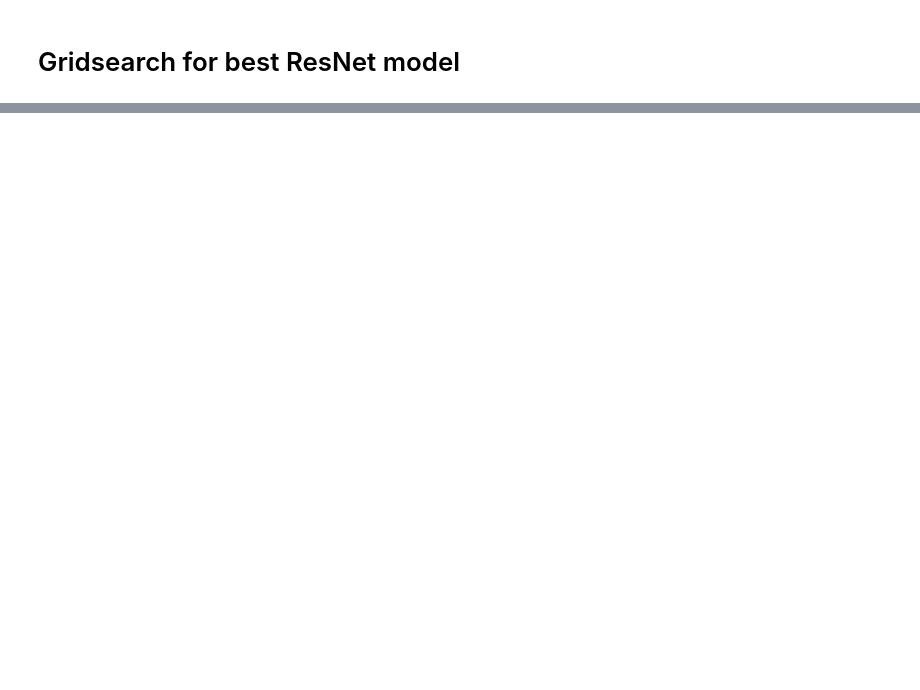
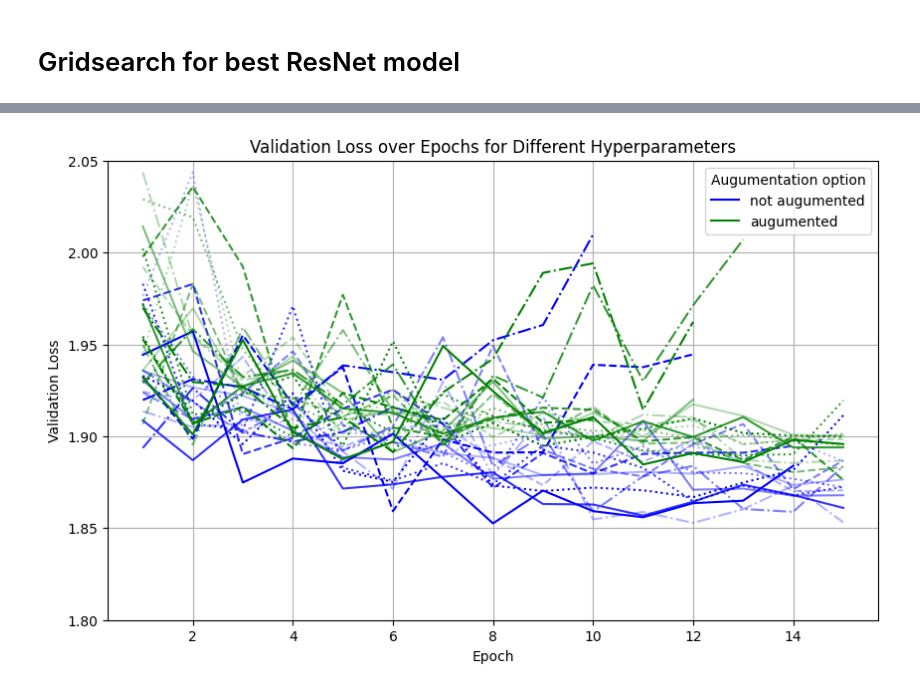
Before and after one commit to kaifoerster/BuildingAgePredictorML, a Jupyter notebook: demo/gridsearch_resnet18.ipynb, the cells around one changed output, grey strips where cells are left out. Saved outputs shown, nothing was run; the diff lists cells and outputs as text; code cells hidden in the pictures; blank space fills up the shorter version.

Commit message:
gridsearch and stratification done

```diff
--- a/demo/gridsearch_resnet18.ipynb
+++ b/demo/gridsearch_resnet18.ipynb
@@ -2,0 +62,8 @@
+# %%
+# Check is GPU is enabled
+device = torch.device("cuda:0" if torch.cuda.is_available() else "cpu")
+print("Device: {}".format(device))
+
+# Get specific GPU model
+if str(device) == "cuda:0":
+  print("GPU: {}".format(torch.cuda.get_device_name(0)))
@@ -2,0 +491,10 @@
+# %%
+grid_df = pd.read_csv('/workspace/workspace/ufo-prediction/demo/gridsearch3b.csv', encoding='latin1')
+# %%
+grid_df['epoch'] = grid_df['epoch'].astype(int)
+grid_df['batch_size'] = grid_df['batch_size'].astype(int)
+grid_df['learning_rate'] = grid_df['learning_rate'].astype(float)
+grid_df['validation_loss'] = grid_df['validation_loss'].astype(float)
+grid_df['weight_decay'] = grid_df['weight_decay'].astype(float)
+grid_df['augument'] = grid_df['augument'].astype(str)
+grid_df
@@ -2,0 +515,27 @@
+# %%
+# Define colors and line styles based on learning rate and weight decay
+color_map = {'False': 'blue', 'True': 'green'}
+line_style_map = {0.001: ':', 0.00075: '-', 0.0005: '--', 0.00025: '-.'}
+opacity_map = {0.0005: 1.0, 0.001: 0.8, 0.0025: 0.5, 0.005: 0.3}
+
+plt.figure(figsize=(10, 6))
+for (augument, lr, weight), group_data in grid_df.groupby(['augument', 'learning_rate', 'weight_decay']):
+    plt.plot(group_data['epoch'], group_data['validation_loss'],
+             color=color_map[augument],
+             linestyle=line_style_map[lr],
+             alpha=opacity_map[weight])
+# Setting the y-axis limits
+plt.ylim(1.8, 2.05)
+# Create custom legends
+last_line = mlines.Line2D([], [], color='blue', linestyle='-', label='not augumented')
+last_plus_one_line = mlines.Line2D([], [], color='green', linestyle='-', label='augumented')
+
+plt.legend(handles=[last_line, last_plus_one_line], title="Augumentation option")
+
+plt.title('Validation Loss over Epochs for Different Hyperparameters')
+plt.xlabel('Epoch')
+plt.ylabel('Validation Loss')
+plt.grid(True)
+plt.show()
+# %% [output]
+[figure, added]
```
Also changed, not shown: parts of 44 cells of this notebook, 18 other files.
